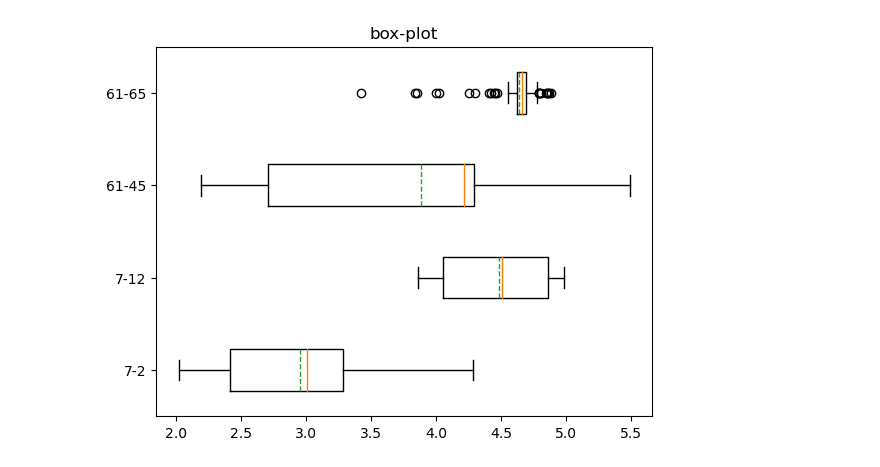
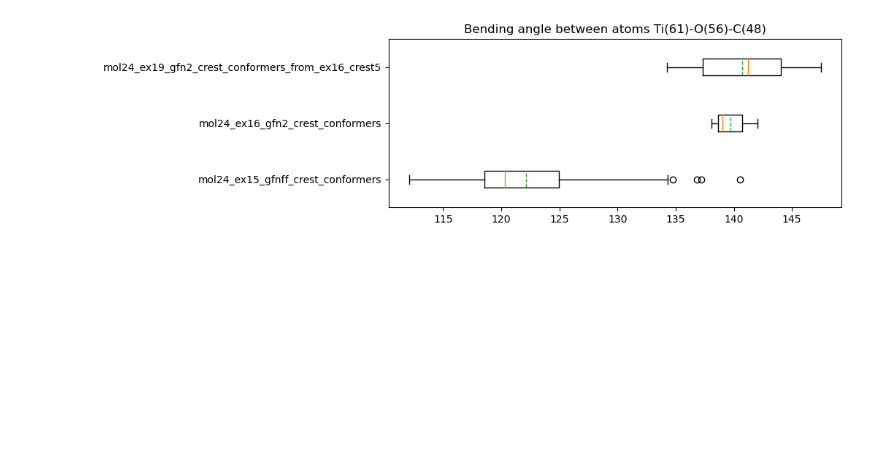
Before and after one commit to urmaspitsi/molli, a Jupyter notebook: examples/Explorer2.ipynb, the cells around one changed output. Drawn from its saved outputs; the diff is of its cells as text; code cells hidden in the pictures; blank space fills up the shorter version.

```diff
--- a/examples/Explorer2.ipynb
+++ b/examples/Explorer2.ipynb
@@ -46,0 +136,33 @@ calc_by_mols = A.calculate_values_groupby_molecules(
+# %%
+
+dataset_list_results = crest_confs_results
+dataset_names = crest_confs_dataset_names
+features_list = mol24_interesting_features
+
+n = len(features_list)
+num_cols = 2
+num_rows = n // num_cols if n % num_cols == 0 else n // num_cols + 1
+figure_size = (num_cols * 8, num_rows * 8)
+
+title = "mol24 interesting features"
+x_label = "Conformer idx in dataset"
+y_label = "Angle in degrees"
+num_bins = 5
+_, axs = plt.subplots(num_rows, num_cols, figsize=figure_size)
+start_idx = 0
+for dset_idx, calcs in enumerate(dataset_list_results):
+    for data, ax in zip(calcs["calc_by_features"], axs.ravel()):
+        ax.hist(data.values, bins=num_bins, density=True, color=colours[dset_idx], label=dataset_names[dset_idx])
+        #ax.scatter([start_idx + i + 1 for i, _ in enumerate(data.values)], data.values, s=12, c=colours[dset_idx], label=dataset_names[dset_idx])
+        #ax.plot([start_idx + i + 1 for i, _ in enumerate(data.values)], data.values, c=colours[dset_idx], label=dataset_names[dset_idx])
+        ax.set_title(data.name)
+        ax.set_xlabel(x_label)
+        ax.set_ylabel(y_label)
+        #ax.legend(loc="upper left")
+        ax.legend(loc=(0, -0.4), ncol=1, mode="expand", edgecolor="white", fontsize=11, markerscale=1.75)
+    start_idx += len(data.values)
+
+plt.tight_layout(h_pad=6, w_pad=4)
+plt.suptitle(title, fontsize=20, y=1.04)
+#plt.legend()
+plt.show()
@@ -47,16 +175,19 @@ calc_by_mols = A.calculate_values_groupby_molecules(
 # %%
-data = [x.values for x in calc_by_features]
-labels = [x.name for x in calc_by_features]
+features_idx = 2
+plot_title = dataset_list_results[0]["features_info"][features_idx]
+data = [x["calc_by_features"][features_idx].values for x in dataset_list_results]
+labels = [x["dataset_description"] for x in dataset_list_results]
 user_medians = [np.mean(x) for x in data]
 
-plt.title("box-plot")
+plt.figure(figsize=(8,len(labels) * 1))
+plt.title(plot_title)
 plt.boxplot(
               data,
               labels=labels,
               showmeans=True,
               meanline=True,
               vert=False,
               #usermedians=user_medians,
             );
 # %% [output]
-[figure, old version]
+[figure, new version]
```
Also changed, not shown: parts of 14 cells of this notebook.
